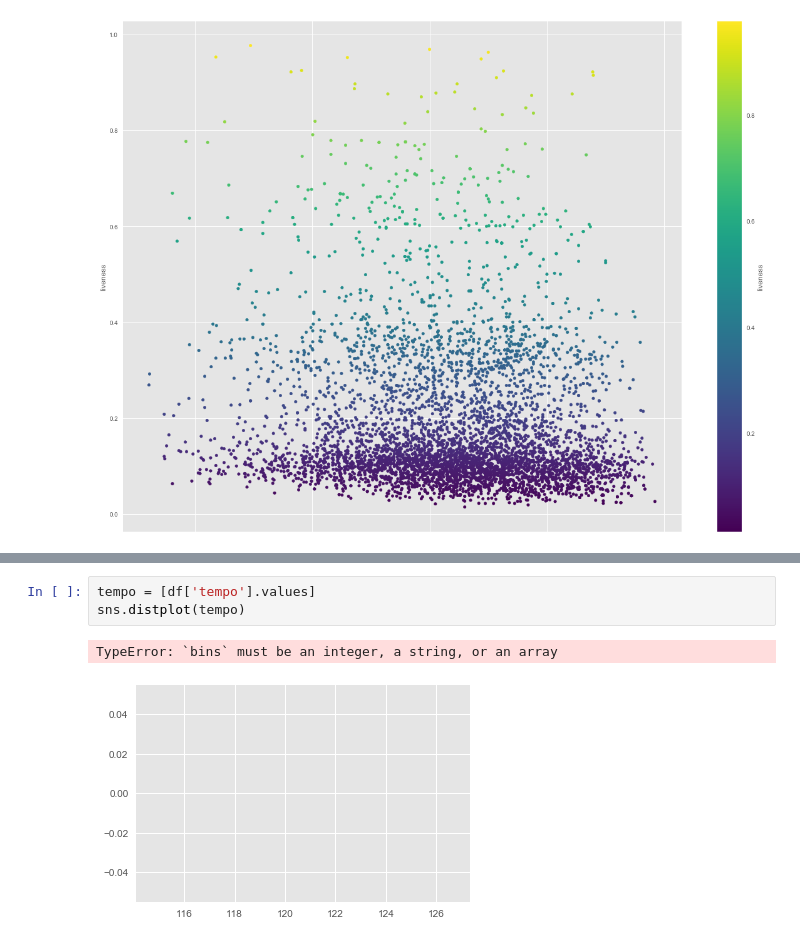
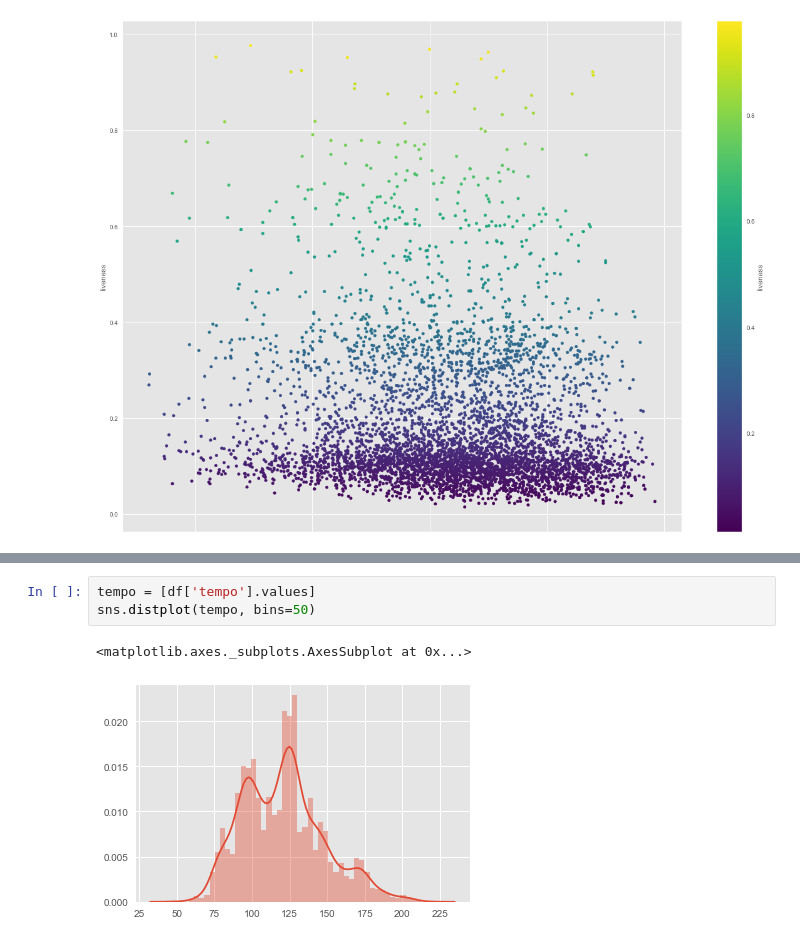
Before and after one commit to parzival611/SpotifyML, a Jupyter notebook: Spotify data pre processing.ipynb, the cells around one changed output, grey strips where cells are left out. Cells and saved outputs as stored; diff of their text form.

```diff
--- a/Spotify data pre processing.ipynb
+++ b/Spotify data pre processing.ipynb
@@ -121,6 +131,6 @@ scatter_loudness = df.plot.scatter(x='danceability',
 # %%
 tempo = [df['tempo'].values]
-sns.distplot(tempo)
+sns.distplot(tempo, bins=50)
 # %% [output]
-TypeError: `bins` must be an integer, a string, or an array
+<matplotlib.axes._subplots.AxesSubplot at 0x...>
-[figure, old version]
+[figure, new version]
```
Also changed, not shown: parts of 7 cells of this notebook, 2 other files.
